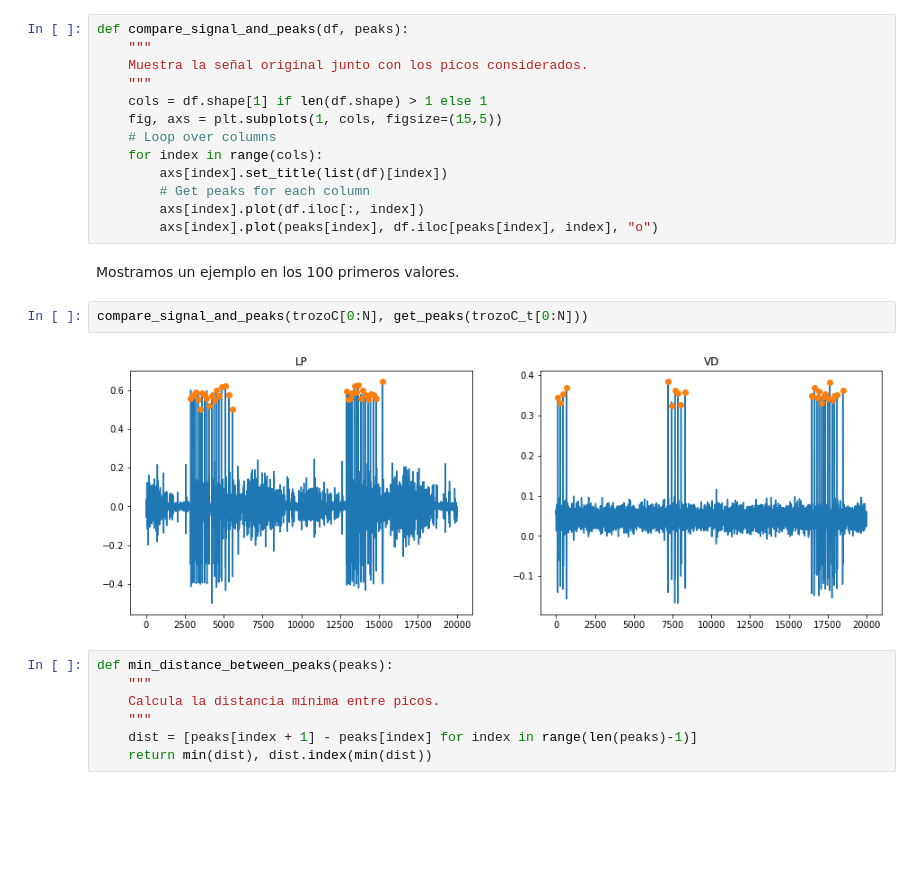
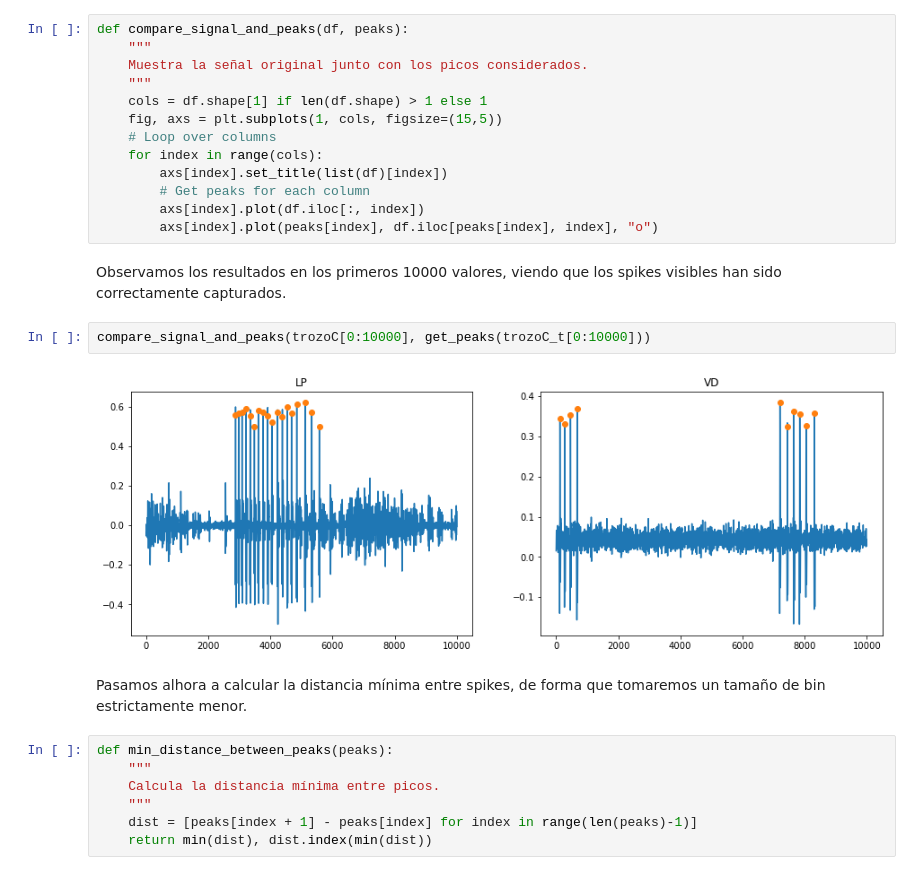
Before and after one commit to Ludvins/MCD_Practicas_TI, a Jupyter notebook: P1.ipynb, the cells around one changed output. Drawn from its saved outputs; the diff is of its cells as text; blank space fills up the shorter version.

```diff
--- a/P1.ipynb
+++ b/P1.ipynb
@@ -117,12 +139,14 @@ def compare_signal_and_peaks(df, peaks):
         # Get peaks for each column
         axs[index].plot(df.iloc[:, index])
         axs[index].plot(peaks[index], df.iloc[peaks[index], index], "o")
-# %% [markdown]
-Mostramos un ejemplo en los 100 primeros valores.
+# %% [markdown]
+Observamos los resultados en los primeros 10000 valores, viendo que los spikes visibles han sido correctamente capturados.
 # %%
-compare_signal_and_peaks(trozoC[0:N], get_peaks(trozoC_t[0:N]))
+compare_signal_and_peaks(trozoC[0:10000], get_peaks(trozoC_t[0:10000]))
 # %% [output]
-[figure, old version]
+[figure, new version]
+# %% [markdown]
+Pasamos alhora a calcular la distancia mínima entre spikes, de forma que tomaremos un tamaño de bin estrictamente menor.
 # %%
 def min_distance_between_peaks(peaks):
     """
```
Also changed, not shown: parts of 36 cells of this notebook.
